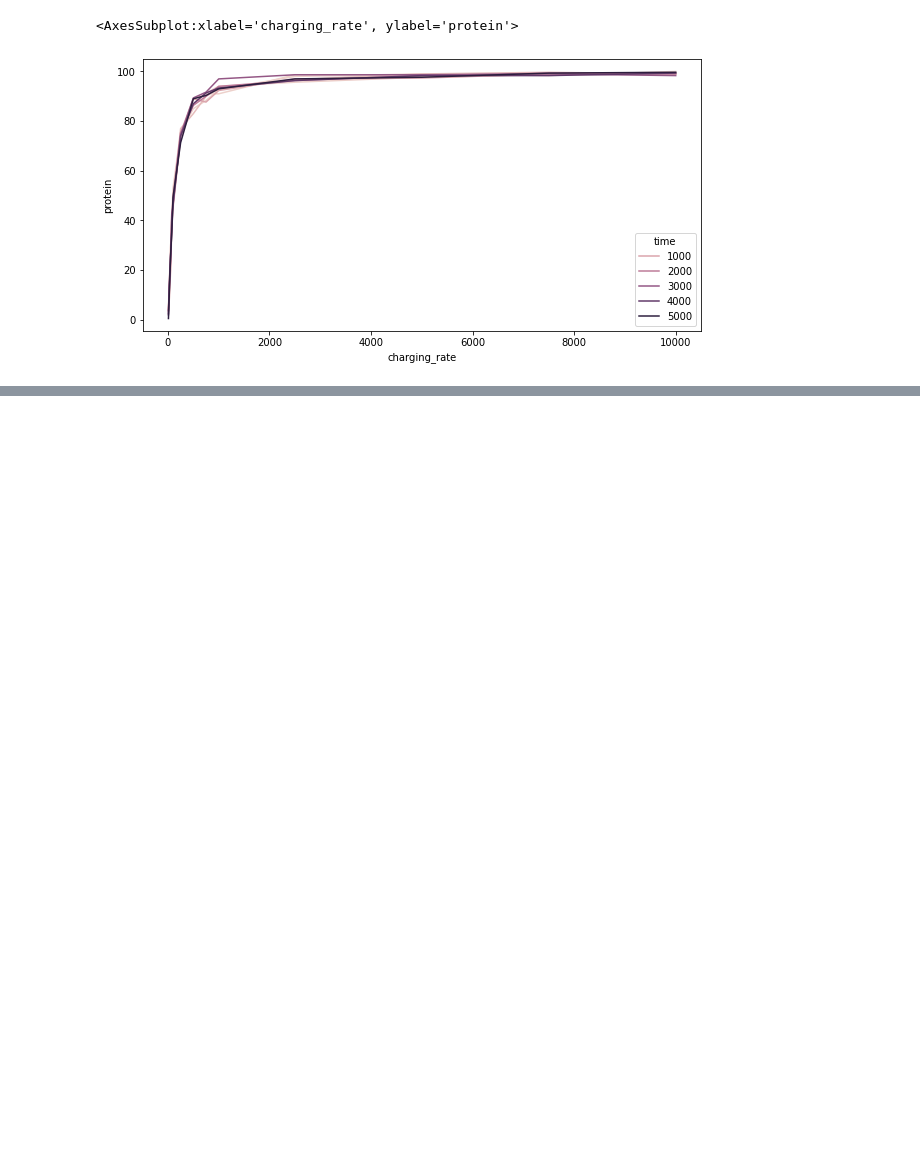
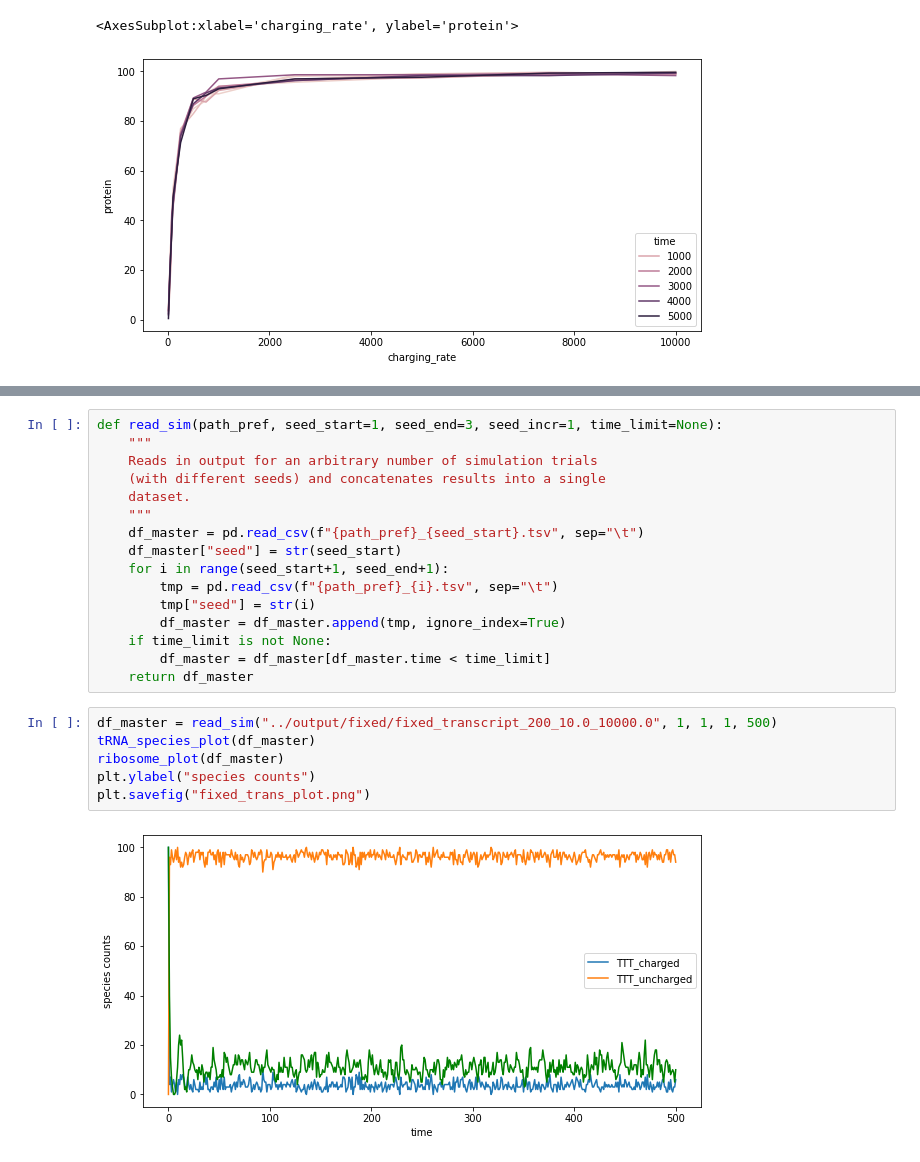
Before and after one commit to alexismhill3/tRNA-dynamics, a Jupyter notebook: analysis/fixed_transcript.ipynb, the cells around one changed output, grey strips where cells are left out. Saved outputs shown, nothing was run; the diff lists cells and outputs as text; blank space fills up the shorter version.

```diff
--- a/analysis/fixed_transcript.ipynb
+++ b/analysis/fixed_transcript.ipynb
@@ -144 +146,25 @@ Text(0.5, 0, 'charging rate')
 [figure]
+# %%
+def read_sim(path_pref, seed_start=1, seed_end=3, seed_incr=1, time_limit=None):
+    """
+    Reads in output for an arbitrary number of simulation trials
+    (with different seeds) and concatenates results into a single
+    dataset.
+    """
+    df_master = pd.read_csv(f"{path_pref}_{seed_start}.tsv", sep="\t")
+    df_master["seed"] = str(seed_start)
+    for i in range(seed_start+1, seed_end+1):
+        tmp = pd.read_csv(f"{path_pref}_{i}.tsv", sep="\t")
+        tmp["seed"] = str(i)
+        df_master = df_master.append(tmp, ignore_index=True)
+    if time_limit is not None:
+        df_master = df_master[df_master.time < time_limit]
+    return df_master
+# %%
+df_master = read_sim("../output/fixed/fixed_transcript_200_10.0_10000.0", 1, 1, 1, 500)
+tRNA_species_plot(df_master)
+ribosome_plot(df_master)
+plt.ylabel("species counts")
+plt.savefig("fixed_trans_plot.png")
+# %% [output]
+[figure, added]
```
Also changed, not shown: parts of 2 cells of this notebook, 6 other files.
